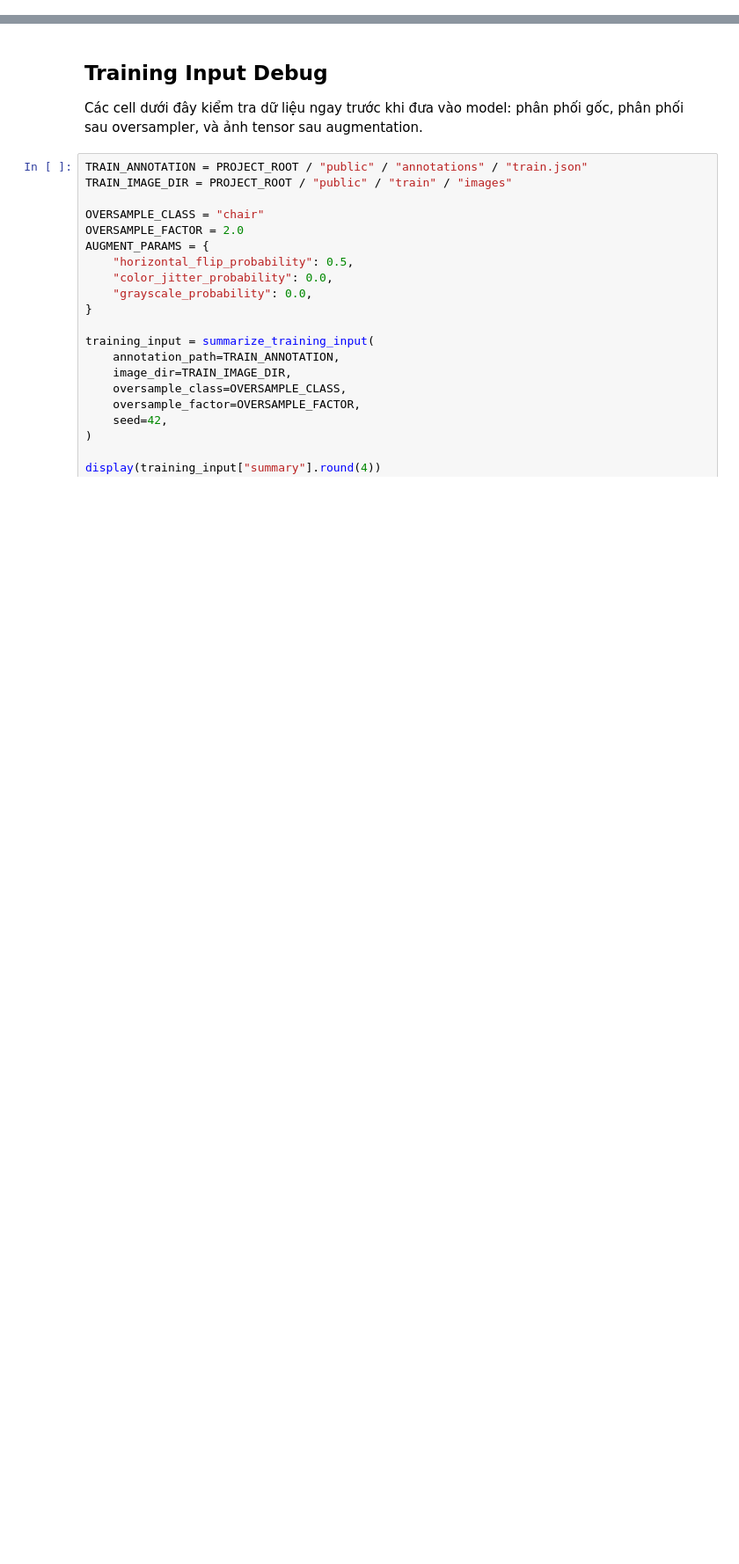
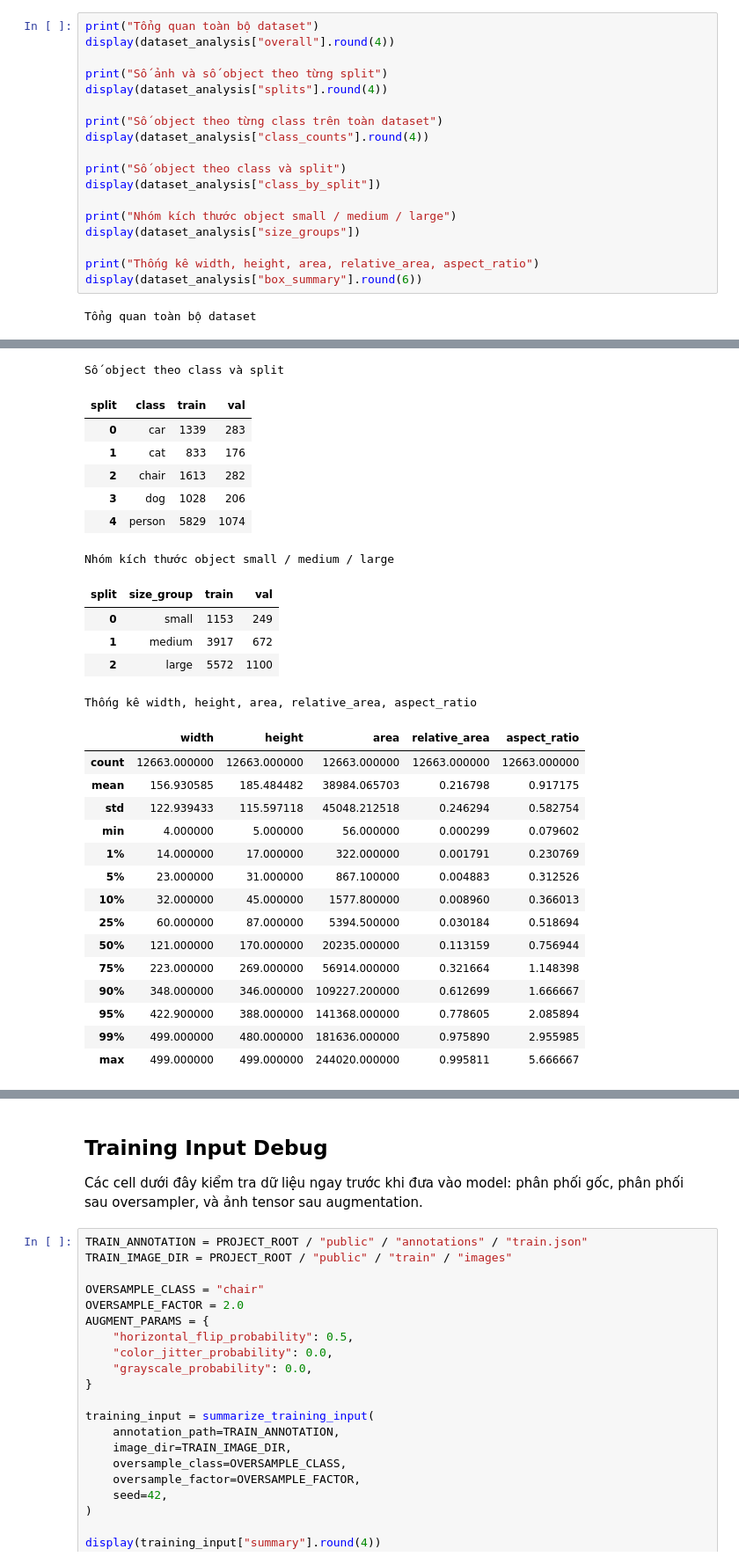
Before and after one commit to ngocbao220/IM-object-detection, a Jupyter notebook: notebooks/data_analysis.ipynb, the cells around one changed output, grey strips where cells are left out. Shown at 88% size. Drawn from its saved outputs; the diff is of its cells as text; blank space fills up the shorter version.

```diff
--- a/notebooks/data_analysis.ipynb
+++ b/notebooks/data_analysis.ipynb
@@ -248,0 +61,20 @@ show_stats("train")
+# %%
+print("Tổng quan toàn bộ dataset")
+display(dataset_analysis["overall"].round(4))
+
+print("Số ảnh và số object theo từng split")
+display(dataset_analysis["splits"].round(4))
+
+print("Số object theo từng class trên toàn dataset")
+display(dataset_analysis["class_counts"].round(4))
+
+print("Số object theo class và split")
+display(dataset_analysis["class_by_split"])
+
+print("Nhóm kích thước object small / medium / large")
+display(dataset_analysis["size_groups"])
+
+print("Thống kê width, height, area, relative_area, aspect_ratio")
+display(dataset_analysis["box_summary"].round(6))
+# %% [output]
+Tổng quan toàn bộ dataset
@@ -248,0 +94,28 @@ show_stats("train")
+Số object theo class và split
+| split | class | train | val |
+| 0 | car | 1339 | 283 |
+| 1 | cat | 833 | 176 |
+| 2 | chair | 1613 | 282 |
+| 3 | dog | 1028 | 206 |
+| 4 | person | 5829 | 1074 |
+Nhóm kích thước object small / medium / large
+| split | size_group | train | val |
+| 0 | small | 1153 | 249 |
+| 1 | medium | 3917 | 672 |
+| 2 | large | 5572 | 1100 |
+Thống kê width, height, area, relative_area, aspect_ratio
+|  | width | height | area | relative_area | aspect_ratio |
+| count | 12663.000000 | 12663.000000 | 12663.000000 | 12663.000000 | 12663.000000 |
+| mean | 156.930585 | 185.484482 | 38984.065703 | 0.216798 | 0.917175 |
+| std | 122.939433 | 115.597118 | 45048.212518 | 0.246294 | 0.582754 |
+| min | 4.000000 | 5.000000 | 56.000000 | 0.000299 | 0.079602 |
+| 1% | 14.000000 | 17.000000 | 322.000000 | 0.001791 | 0.230769 |
+| 5% | 23.000000 | 31.000000 | 867.100000 | 0.004883 | 0.312526 |
+| 10% | 32.000000 | 45.000000 | 1577.800000 | 0.008960 | 0.366013 |
+| 25% | 60.000000 | 87.000000 | 5394.500000 | 0.030184 | 0.518694 |
+| 50% | 121.000000 | 170.000000 | 20235.000000 | 0.113159 | 0.756944 |
+| 75% | 223.000000 | 269.000000 | 56914.000000 | 0.321664 | 1.148398 |
+| 90% | 348.000000 | 346.000000 | 109227.200000 | 0.612699 | 1.666667 |
+| 95% | 422.900000 | 388.000000 | 141368.000000 | 0.778605 | 2.085894 |
+| 99% | 499.000000 | 480.000000 | 181636.000000 | 0.975890 | 2.955985 |
+| max | 499.000000 | 499.000000 | 244020.000000 | 0.995811 | 5.666667 |
```
Also changed, not shown: parts of 21 cells of this notebook, 15 other files.
